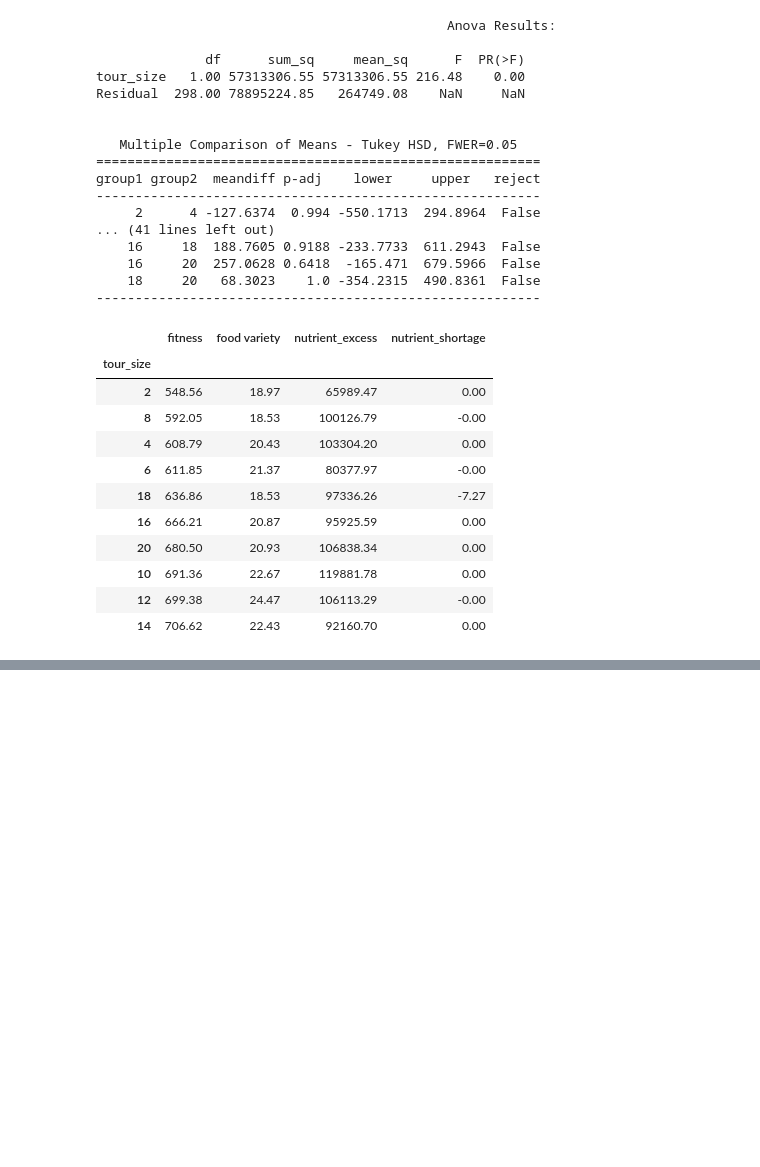
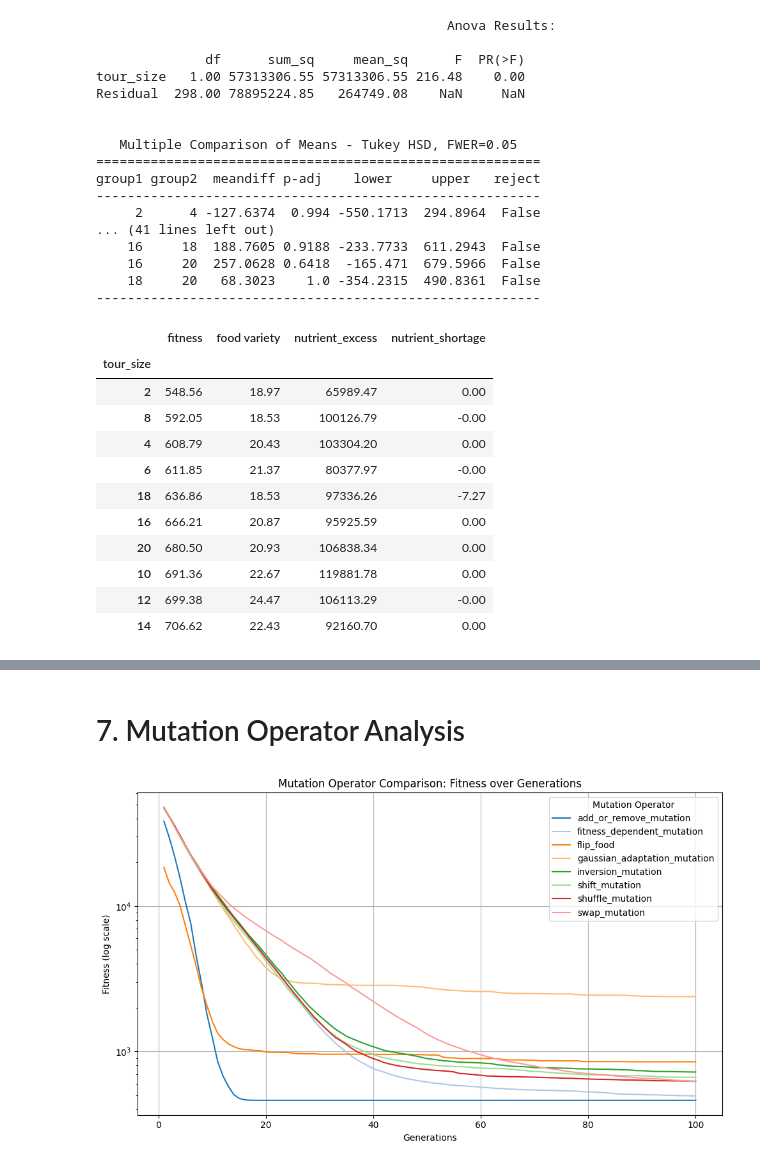
Before and after one commit to DiogoPF/Stigler-Diet, a Jupyter notebook: results/Results Analysis.ipynb, the cells around one changed output, grey strips where cells are left out. Saved outputs shown, nothing was run; the diff lists cells and outputs as text; code cells hidden in the pictures; blank space fills up the shorter version.

```diff
--- a/results/Results Analysis.ipynb
+++ b/results/Results Analysis.ipynb
@@ -579,0 +580,16 @@ solution_appraisal(df=selection_comparison, var_of_interest="selection")
+# %% [markdown]
+# 7. Mutation Operator Analysis
+# %%
+mutation_comparison = pd.read_csv("./mutation_comparison.csv")
+mutation_comparison = calculate_excess_shortage(mutation_comparison)
+# %%
+get_viz(
+    df=mutation_comparison,
+    var_of_interest="mutation",
+    title="Mutation Operator Comparison: Fitness over Generations",
+    legend_title="Mutation Operator",
+    output_file_name="mutation_comparison",
+    scale="log",
+)
+# %% [output]
+[figure, added]
```
Also changed, not shown: parts of 22 cells of this notebook, 9 other files.
